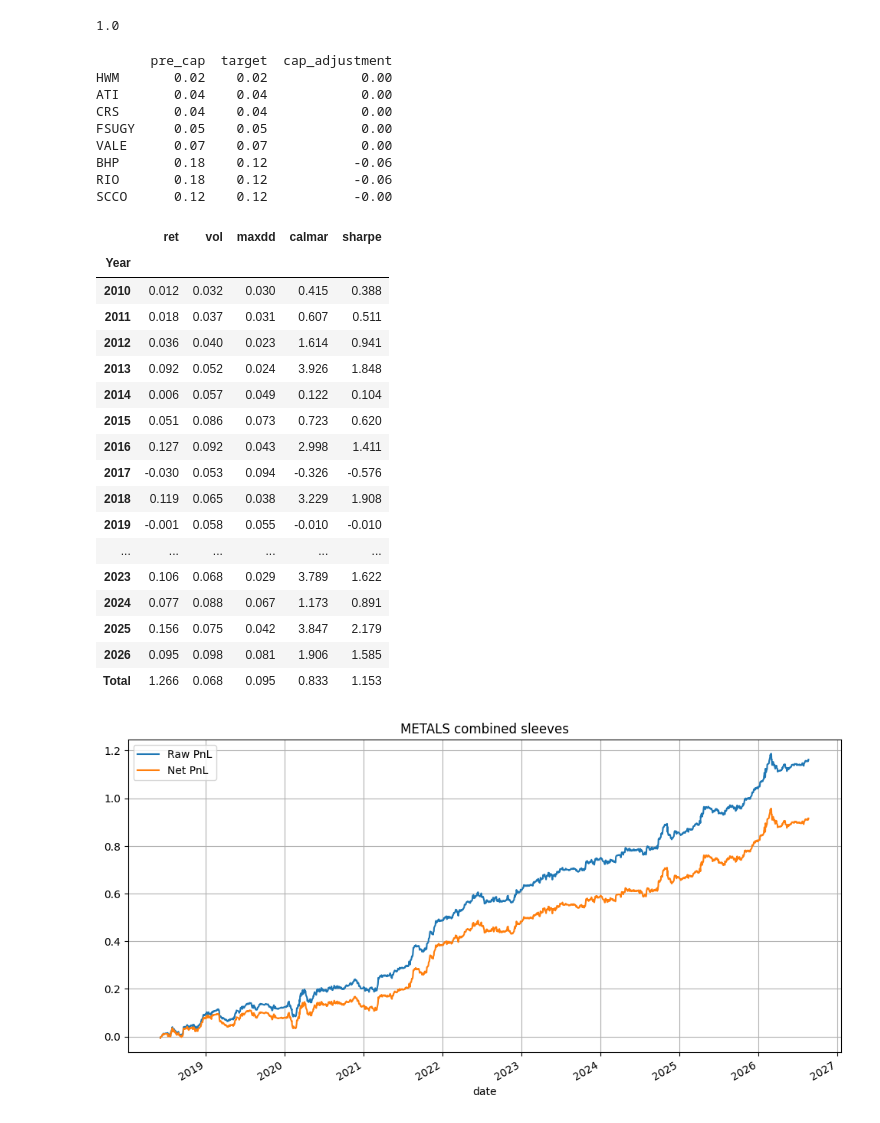
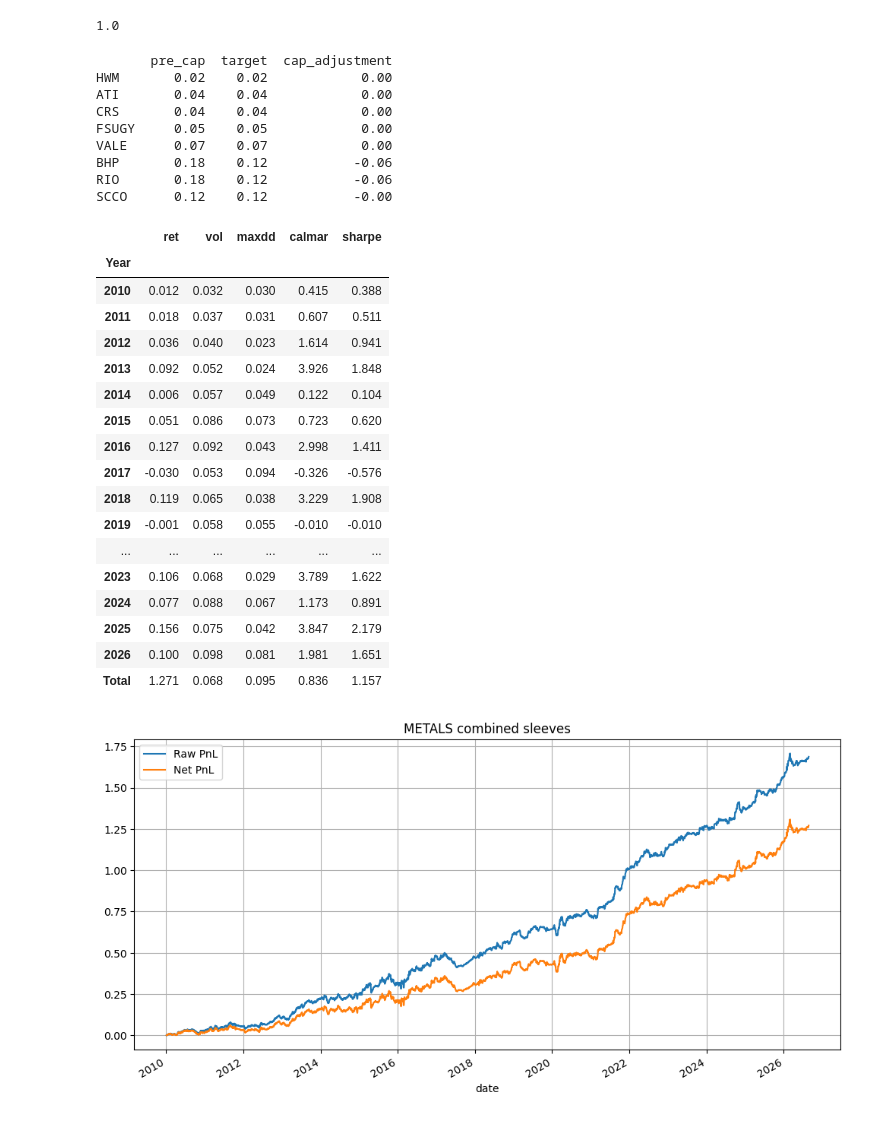
Before and after one commit to chenxu0602/comm-ls, a Jupyter notebook: notebooks/backtest_mt.ipynb, the cells around one changed output. Drawn from its saved outputs; the diff is of its cells as text; code cells hidden in the pictures.

```diff
--- a/notebooks/backtest_mt.ipynb
+++ b/notebooks/backtest_mt.ipynb
@@ -1266,7 +1266,7 @@ def calc_stats(ds: pd.Series) -> pd.DataFrame:
         'sharpe': sharpes,
     }).set_index('Year').round(3)
 # %%
-target_date = '2026-08-24'
+target_date = '2026-08-26'
 # %%
 category = 'hg_gc_gap_gc_carry_iron'
 
@@ -1740,7 +1740,7 @@ df_pnl, df_net = calc_pnl(df_pos, df_ret)
 pd.DataFrame({
     'Raw PnL': df_pnl.sum(axis=1),
     'Net PnL': df_net.sum(axis=1),
-}).iloc[-2000:].cumsum().plot(
+}).cumsum().plot(
     figsize=(12, 6),
     title='METALS combined sleeves',
     grid=True,
@@ -1759,36 +1759,36 @@ print(target_audit)
 df_net.to_csv(f'sim_results/metals{CACHE_SUFFIX}.csv', index=True)
 df_pos.to_csv(f'sim_results/metals_positions{CACHE_SUFFIX}.csv', index=True)
 df_tar.to_csv(f'sim_results/metals_targets{CACHE_SUFFIX}.csv', index=True)
 calc_stats(df_net.sum(axis=1))
 # %% [output]
        pre_cap  target  cap_adjustment
 HWM       0.02    0.02            0.00
 ATI       0.04    0.04            0.00
 CRS       0.04    0.04            0.00
 FSUGY     0.05    0.05            0.00
 VALE      0.07    0.07            0.00
 BHP       0.18    0.12           -0.06
 RIO       0.18    0.12           -0.06
 SCCO      0.12    0.12           -0.00
 |  | ret | vol | maxdd | calmar | sharpe |
 | Year |  |  |  |  |  |
 | 2010 | 0.012 | 0.032 | 0.030 | 0.415 | 0.388 |
 | 2011 | 0.018 | 0.037 | 0.031 | 0.607 | 0.511 |
 | 2012 | 0.036 | 0.040 | 0.023 | 1.614 | 0.941 |
 | 2013 | 0.092 | 0.052 | 0.024 | 3.926 | 1.848 |
 | 2014 | 0.006 | 0.057 | 0.049 | 0.122 | 0.104 |
 | 2015 | 0.051 | 0.086 | 0.073 | 0.723 | 0.620 |
 | 2016 | 0.127 | 0.092 | 0.043 | 2.998 | 1.411 |
 | 2017 | -0.030 | 0.053 | 0.094 | -0.326 | -0.576 |
 | 2018 | 0.119 | 0.065 | 0.038 | 3.229 | 1.908 |
 | 2019 | -0.001 | 0.058 | 0.055 | -0.010 | -0.010 |
 | ... | ... | ... | ... | ... | ... |
 | 2023 | 0.106 | 0.068 | 0.029 | 3.789 | 1.622 |
 | 2024 | 0.077 | 0.088 | 0.067 | 1.173 | 0.891 |
 | 2025 | 0.156 | 0.075 | 0.042 | 3.847 | 2.179 |
-| 2026 | 0.095 | 0.098 | 0.081 | 1.906 | 1.585 |
-| Total | 1.266 | 0.068 | 0.095 | 0.833 | 1.153 |
+| 2026 | 0.100 | 0.098 | 0.081 | 1.981 | 1.651 |
+| Total | 1.271 | 0.068 | 0.095 | 0.836 | 1.157 |
-[figure, old version]
+[figure, new version]
 # %%
 df_pnl.sum(axis=1).tail(10)
 # %% [output]
```
Also changed, not shown: parts of 9 cells of this notebook, 13 other files.
